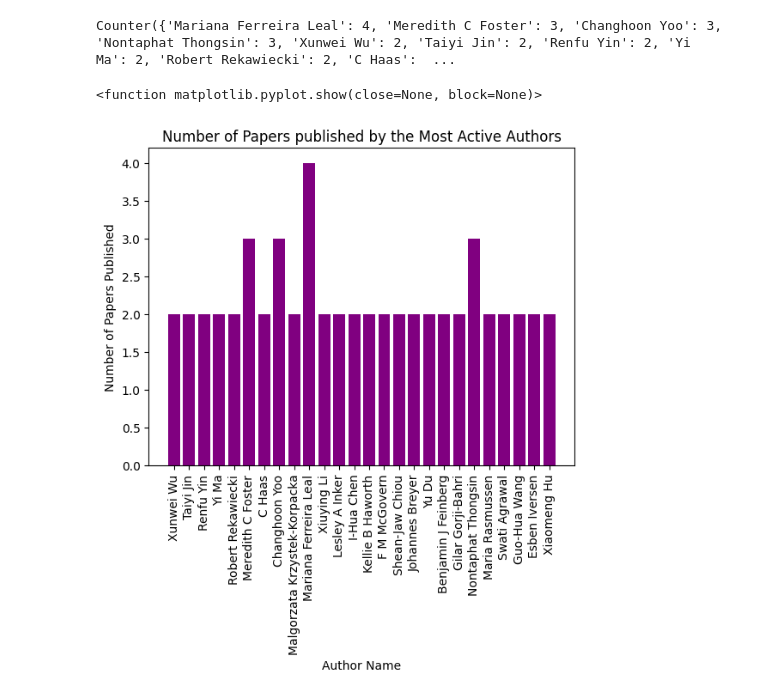
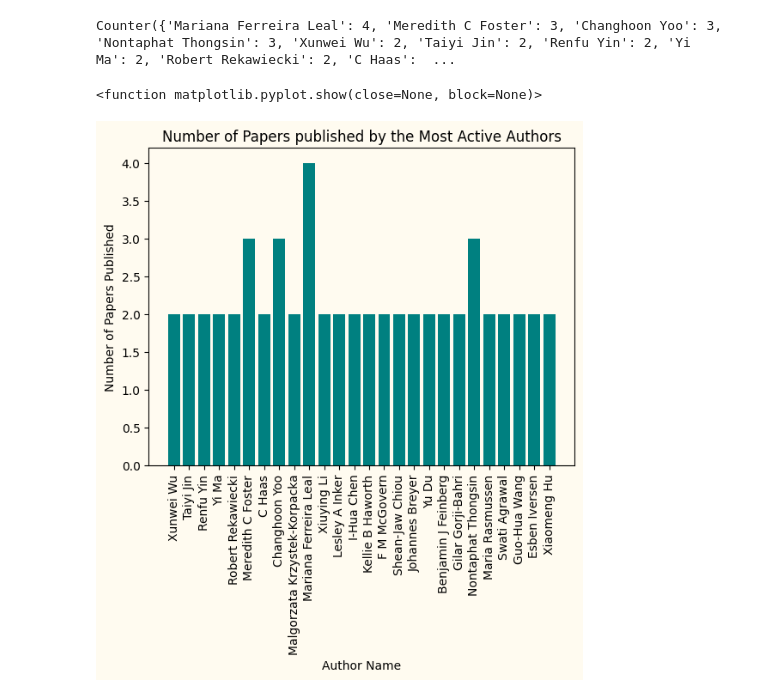
Before and after one commit to CMR01/Skills-Assessment-2, a Jupyter notebook: Skills_2.ipynb, the cells around one changed output. Drawn from its saved outputs; the diff is of its cells as text; code cells hidden in the pictures.

Commit message:
Improved aesthetics of plots and added trends in b2m research

```diff
--- a/Skills_2.ipynb
+++ b/Skills_2.ipynb
@@ -69,13 +69,22 @@ print(multi_auth)
 Counter({'Mariana Ferreira Leal': 4, 'Meredith C Foster': 3, 'Changhoon Yoo': 3, 'Nontaphat Thongsin': 3, 'Xunwei Wu': 2, 'Taiyi Jin': 2, 'Renfu Yin': 2, 'Yi Ma': 2, 'Robert Rekawiecki': 2, 'C Haas':  ...
 # %%
 #plot for above data
-plt.bar(multi_auth.keys(), multi_auth.values(), color = 'purple')
+fig = plt.figure()  #Setting colour to match presentation
+fig.patch.set_facecolor('#fffbf0')
+ax = plt.axes()
+ax.set_facecolor('#fffbf0')
+plt.bar(multi_auth.keys(), multi_auth.values(), color = 'teal')
+
+
+plt.xlabel('Author Name')
+
 plt.xticks(rotation = 90)
-plt.xlabel('Author Name')
 plt.ylabel('Number of Papers Published')
 plt.title('Number of Papers published by the Most Active Authors')
+
+
 plt.show
 # %% [output]
 <function matplotlib.pyplot.show(close=None, block=None)>
-[figure, old version]
+[figure, new version]
 # %%
```
Also changed, not shown: parts of 9 cells of this notebook.
